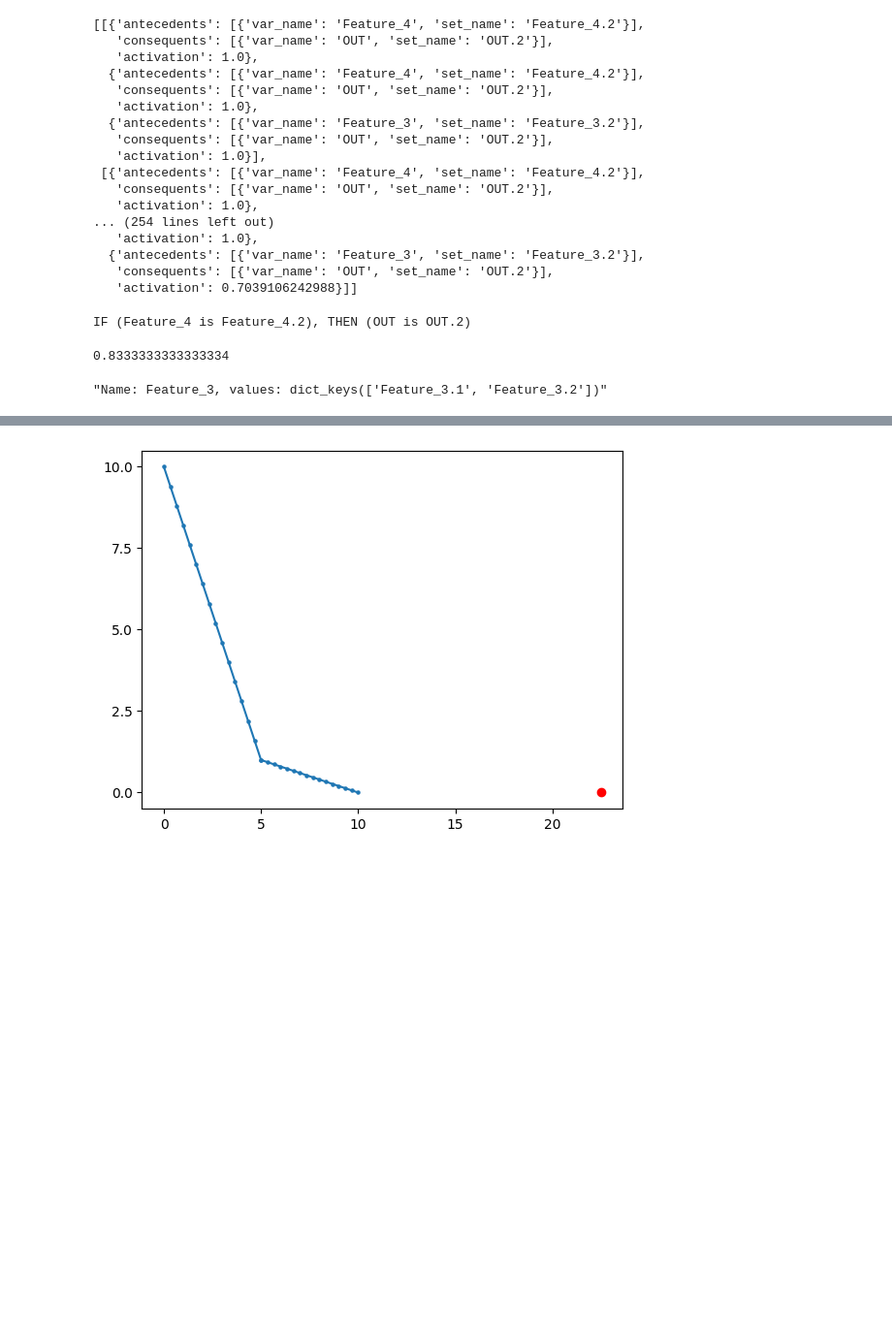
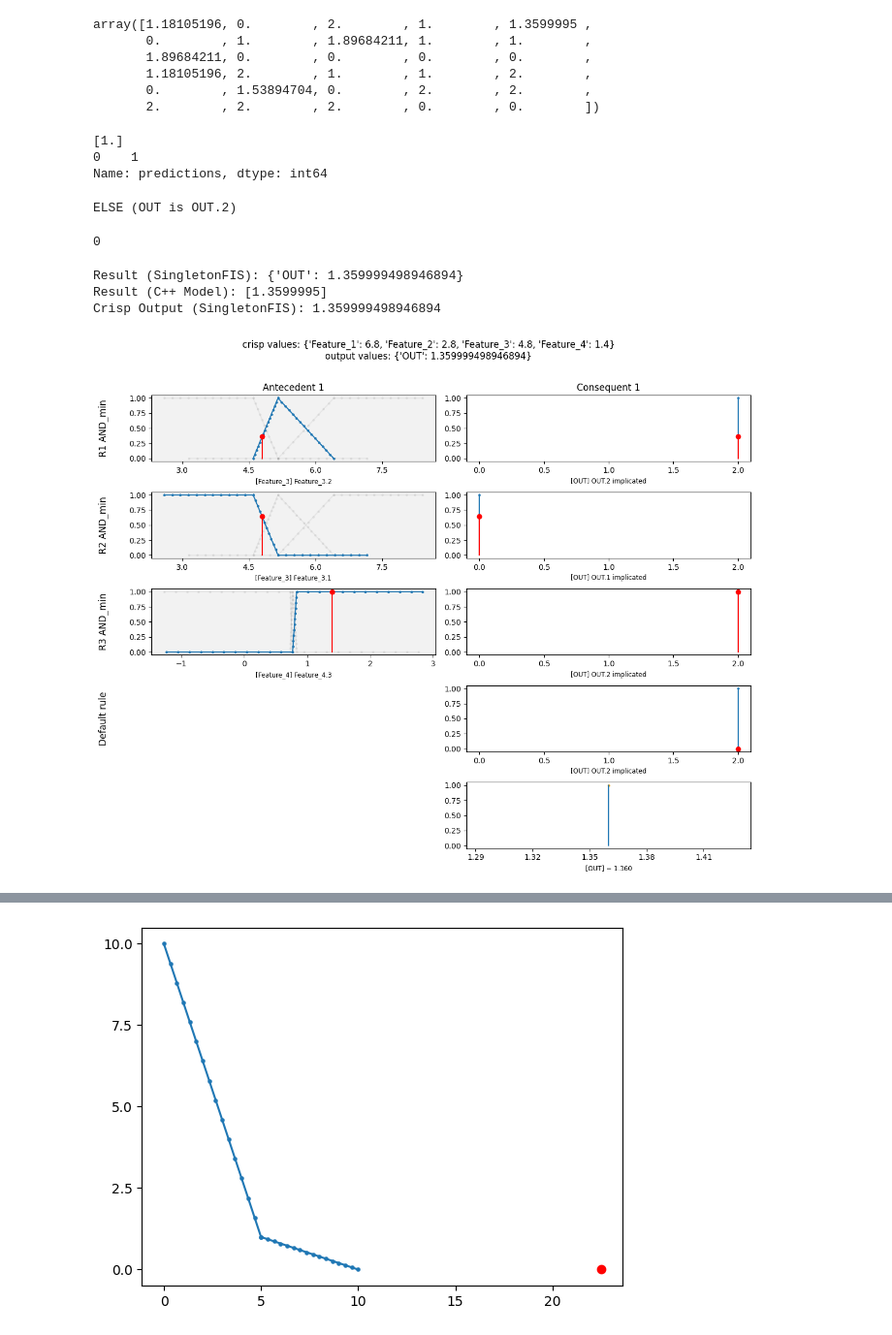
Before and after one commit to arthurbabey/fuzzycocopython, a Jupyter notebook: Untitled-1.ipynb, the cells around one changed output, grey strips where cells are left out. Shown at 97% size. Saved outputs shown, nothing was run; the diff lists cells and outputs as text; code cells hidden in the pictures; blank space fills up the shorter version.

```diff
--- a/Untitled-1.ipynb
+++ b/Untitled-1.ipynb
@@ -46,32 +81,31 @@ ypred, importances = model.predict_with_importances(X_test)
-# %%
-importances
-# %% [output]
-[[{'antecedents': [{'var_name': 'Feature_4', 'set_name': 'Feature_4.2'}],
-   'consequents': [{'var_name': 'OUT', 'set_name': 'OUT.2'}],
-   'activation': 1.0},
-  {'antecedents': [{'var_name': 'Feature_4', 'set_name': 'Feature_4.2'}],
-   'consequents': [{'var_name': 'OUT', 'set_name': 'OUT.2'}],
-   'activation': 1.0},
-  {'antecedents': [{'var_name': 'Feature_3', 'set_name': 'Feature_3.2'}],
-   'consequents': [{'var_name': 'OUT', 'set_name': 'OUT.2'}],
-   'activation': 1.0}],
- [{'antecedents': [{'var_name': 'Feature_4', 'set_name': 'Feature_4.2'}],
-   'consequents': [{'var_name': 'OUT', 'set_name': 'OUT.2'}],
-   'activation': 1.0},
-... (254 lines left out)
-   'activation': 1.0},
-  {'antecedents': [{'var_name': 'Feature_3', 'set_name': 'Feature_3.2'}],
-   'consequents': [{'var_name': 'OUT', 'set_name': 'OUT.2'}],
-   'activation': 0.7039106242988}]]
+# %%
+model._predict(X_test)
+# %% [output]
+array([1.18105196, 0.        , 2.        , 1.        , 1.3599995 ,
+       0.        , 1.        , 1.89684211, 1.        , 1.        ,
+       1.89684211, 0.        , 0.        , 0.        , 0.        ,
+       1.18105196, 2.        , 1.        , 1.        , 2.        ,
+       0.        , 1.53894704, 0.        , 2.        , 2.        ,
+       2.        , 2.        , 2.        , 0.        , 0.        ])
+# %%
+print(model._predict(X_test[9]))
+print(model.predict(X_test[9]))
+# %% [output]
+[1.]
+0    1
+Name: predictions, dtype: int64
 # %%
-model.rules_[0]
+model.default_rules_[0]
 # %% [output]
-IF (Feature_4 is Feature_4.2), THEN (OUT is OUT.2)
+ELSE (OUT is OUT.2)
+# %%
+y_test[5]
+# %% [output]
+0
 # %%
-model.score(X_test, y_test)
+model.plot_aggregated_output(X_test[4])
 # %% [output]
-0.8333333333333334
+Result (SingletonFIS): {'OUT': 1.359999498946894}
+Result (C++ Model): [1.3599995]
+Crisp Output (SingletonFIS): 1.359999498946894
+[figure, added]
-# %%
-str(model.variables_[0])
-# %% [output]
-"Name: Feature_3, values: dict_keys(['Feature_3.1', 'Feature_3.2'])"
```
Also changed, not shown: parts of 22 cells of this notebook, 3 other files.
